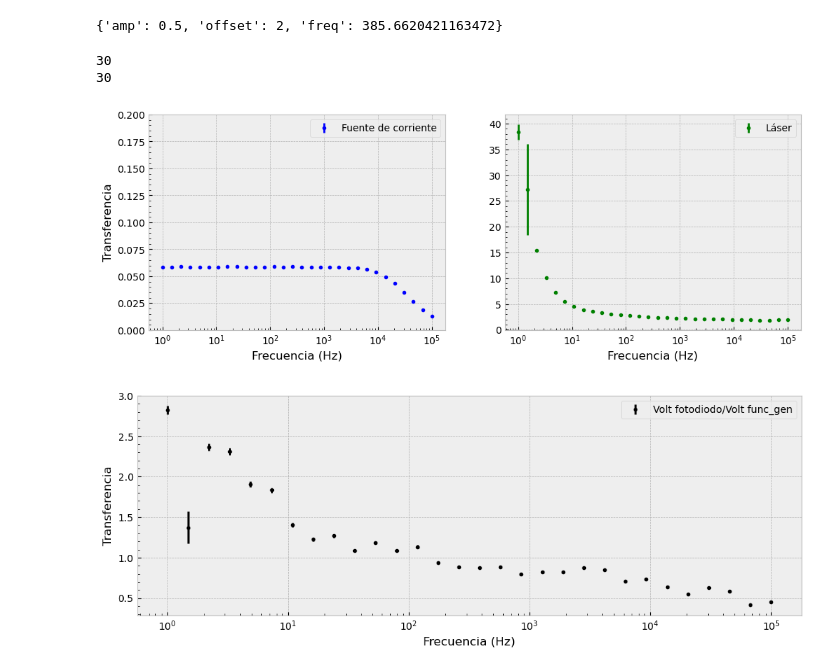
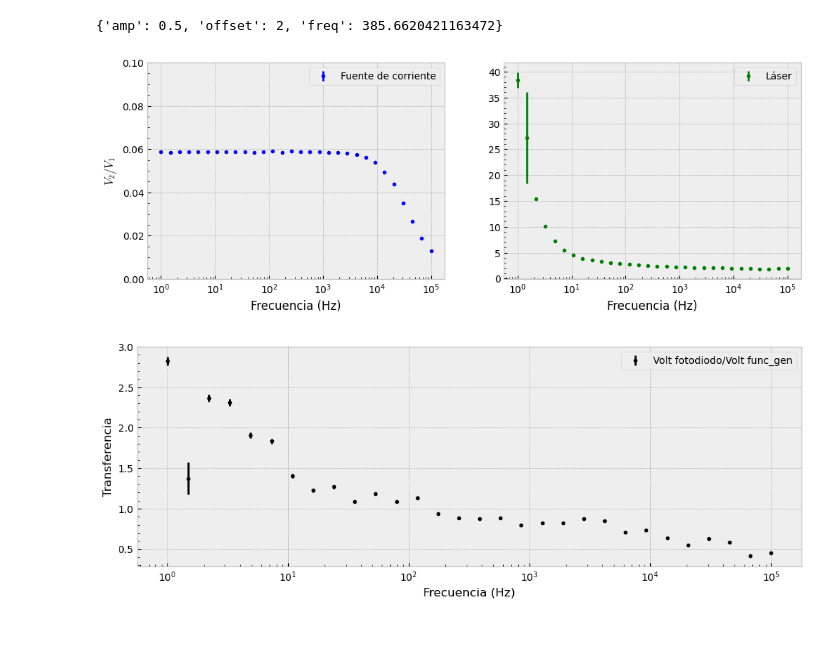
Before and after one commit to DelManuel/Magnetometro-optico, a Jupyter notebook: códigos/analisis_barrido_frecuencia.ipynb, the cells around one changed output. Drawn from its saved outputs; the diff is of its cells as text; code cells hidden in the pictures; blank space fills up the shorter version.

```diff
--- a/códigos/analisis_barrido_frecuencia.ipynb
+++ b/códigos/analisis_barrido_frecuencia.ipynb
@@ -104,38 +104,36 @@ def ajustar_sinusoidales(t: List[np.ndarray], V: List[np.ndarray], freq_list: Li
 # %%
 carpetas = ["Fuente de corriente", "Tiempo de respuesta del laser"] # La R del fotodiodo era de 50 Ohm para las que no se aclara
 fechas = ["02-06", "12-06 2"]
 labels = ["Fuente de corriente", "Láser"]
 colors = ["b", "g"]
 
 fig, axs = plt.subplots(nrows = 1,ncols = len(labels), figsize=(12,4))
 for i, ax in enumerate(fig.axes):
     file_name = f"../mediciones/D.D/{carpetas[i]}/Barrido sinusoidal {fechas[i]}.pickle"
     f, t1, V1, t2, V2, amp1, amp2, amp1_err, amp2_err= cargar_datos(file_name)
     amp1, amp1_err = ajustar_sinusoidales(t1, V1, f, graficar = False)
     # print("cambié de medicion")
     amp2, amp2_err = ajustar_sinusoidales(t2, V2, f, graficar = False)
     T = amp2/amp1
     T_err = T*np.sqrt((amp1_err/amp1)**2+(amp2_err/amp2)**2)
 
     ax.errorbar(f, T, yerr = T_err, label=f'{labels[i]}', color = f"{colors[i]}", fmt = ".")
     # ax.hlines(max(T)*0.7, xmin = 1, xmax =10e4, ls = "--", color = "k")
     if i == 0:
-        ax.set_ylabel('Transferencia')
-        ax.set_ylim(0,0.2)
+        ax.set_ylabel('$V_2/V_1$')
+        ax.set_ylim(0,0.1)
     else:
         pass
         # ax.set_ylim(0,1)
 
     ax.set_xlabel('Frecuencia (Hz)')
     # ax.title(f'R={R}')
     #ax.set_yscale("log")
     ax.set_xscale("log")
     ax.legend()
 plt.show()
 # %% [output]
-30
-30
-[figure, old version]
+[figure, new version]
 # %%
 file_name = f"../mediciones/D.D/{carpetas[0]}/Barrido sinusoidal {fechas[0]}.pickle"
 f, t1, V1, t2, V2, amp1, amp2, amp1_err, amp2_err= cargar_datos(file_name)
```
Also changed, not shown: 1 other file.
